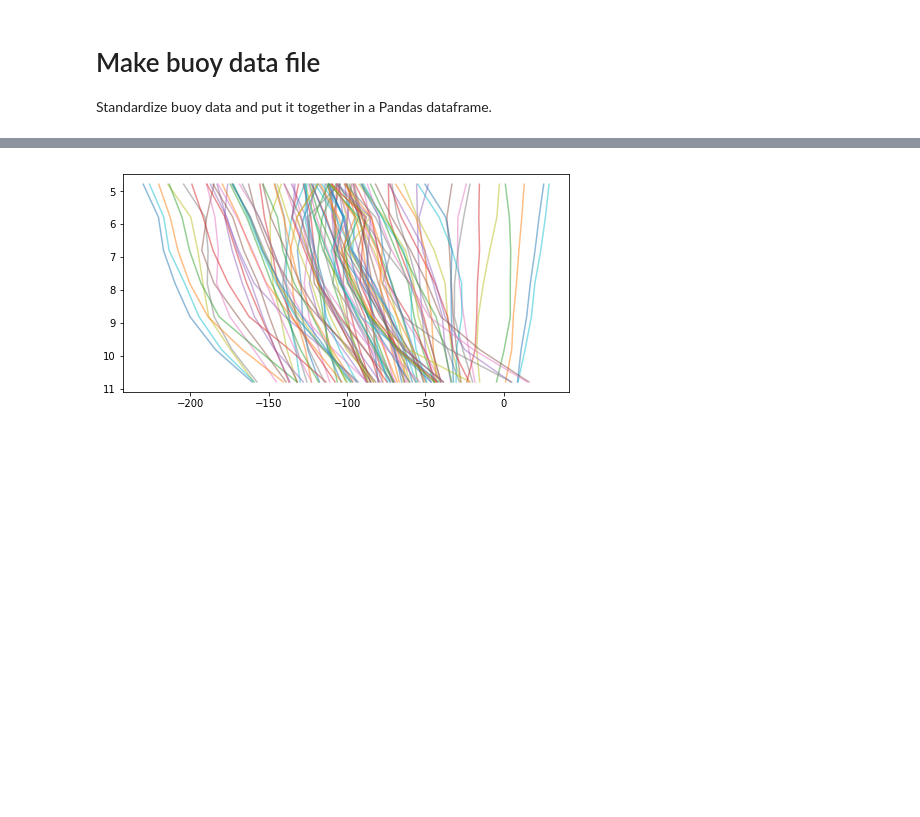
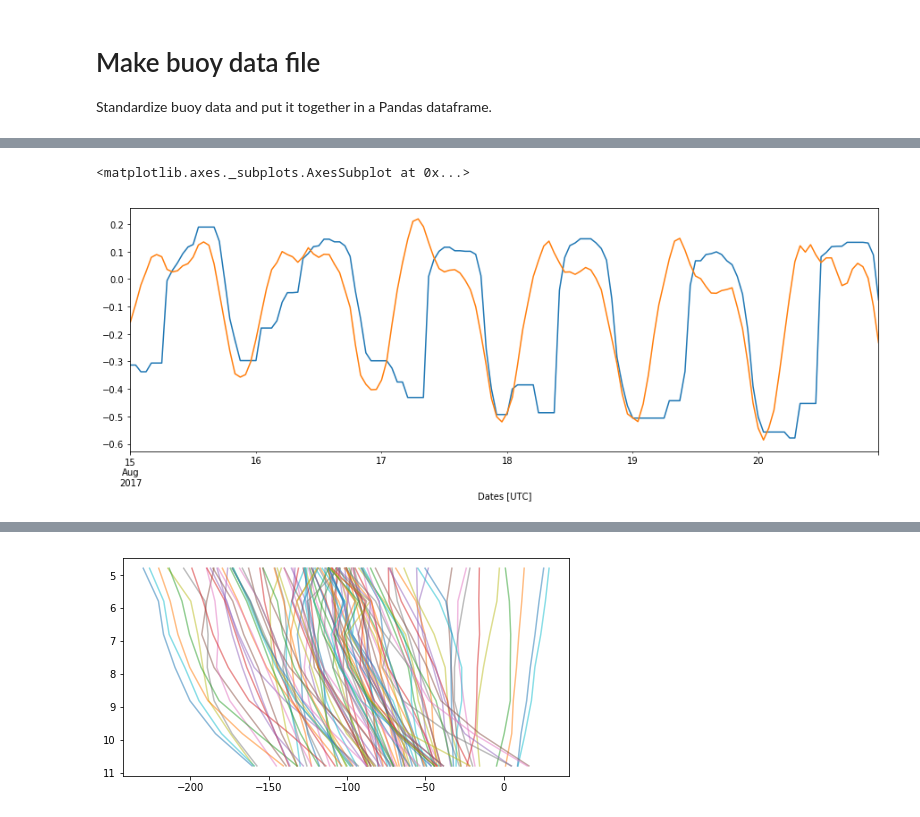
Before and after one commit to kthyng/flood_estimate, a Jupyter notebook: make_data.ipynb, the cells around one changed output, grey strips where cells are left out. Cells and saved outputs as stored; diff of their text form; code cells hidden in the pictures; blank space fills up the shorter version.

```diff
--- a/make_data.ipynb
+++ b/make_data.ipynb
@@ -184,0 +284,6 @@ if not os.path.exists(savename):
+# %%
+(df['BOLI: Depth [m], median']-2.6)['2017-8-15':'2017-8-20'].plot()
+df['8771341: Water Level [m]']['2017-8-15':'2017-8-20'].plot(figsize=(15,5))
+# %% [output]
+<matplotlib.axes._subplots.AxesSubplot at 0x...>
+[figure, added]
```
Also changed, not shown: parts of 26 cells of this notebook.
